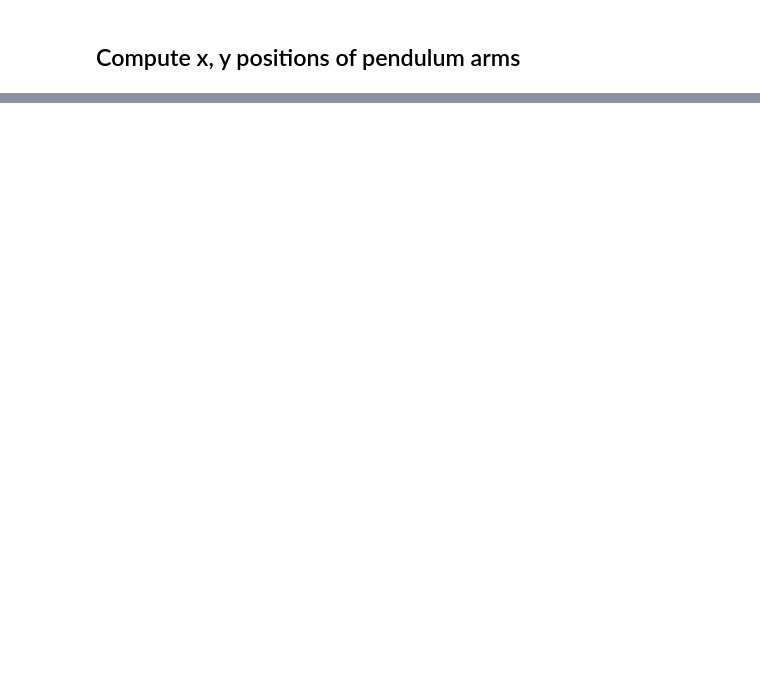
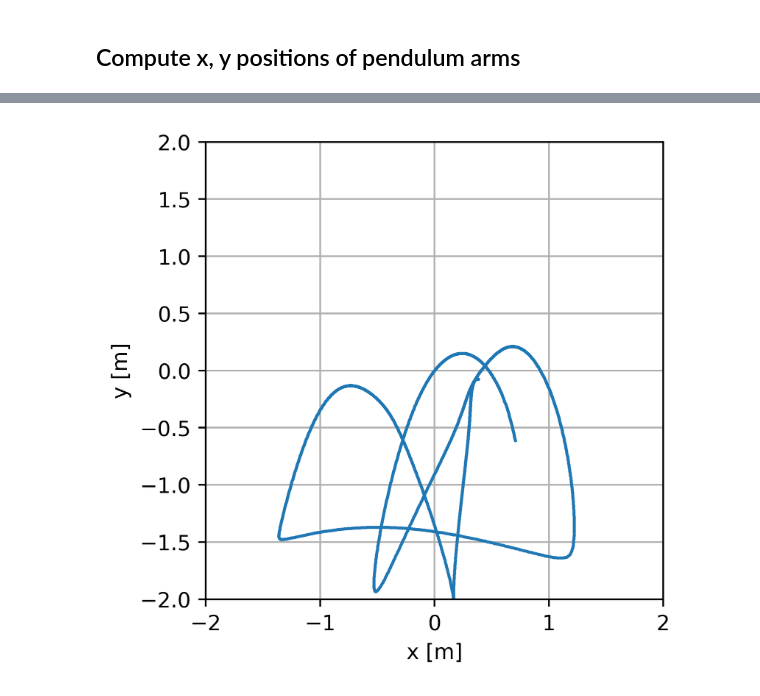
Before and after one commit to hcoplestone/sios, a Jupyter notebook: Double Pendulum.ipynb, the cells around one changed output, grey strips where cells are left out. Cells and saved outputs as stored; diff of their text form; code cells hidden in the pictures; blank space fills up the shorter version.

```diff
--- a/Double Pendulum.ipynb
+++ b/Double Pendulum.ipynb
@@ -91,3 +135,12 @@ HTML(ani.to_jshtml())
 # %%
-plt.figure()
+plt.figure(dpi=500)
 plt.plot([xs[i][2] for i in range(0, len(xs))], [ys[i][2] for i in range(0, len(ys))], '.', MarkerSize=1)
+plt.xlabel('x [m]')
+plt.ylabel('y [m]')
+ax = plt.gca()
+ax.set_aspect('equal')
+ax.set_xlim(-2, 2)
+ax.set_ylim(-2,2)
+ax.grid()
+# %% [output]
+[figure, added]
```
Also changed, not shown: parts of 3 cells of this notebook, 9 other files.
